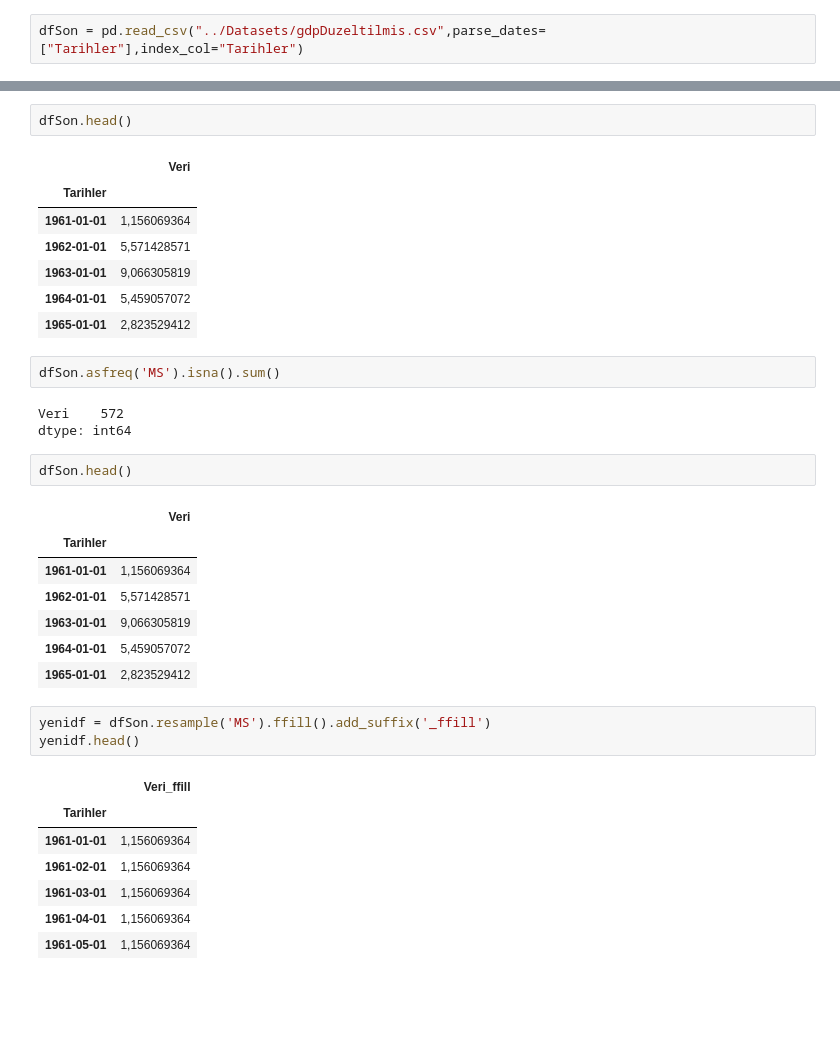
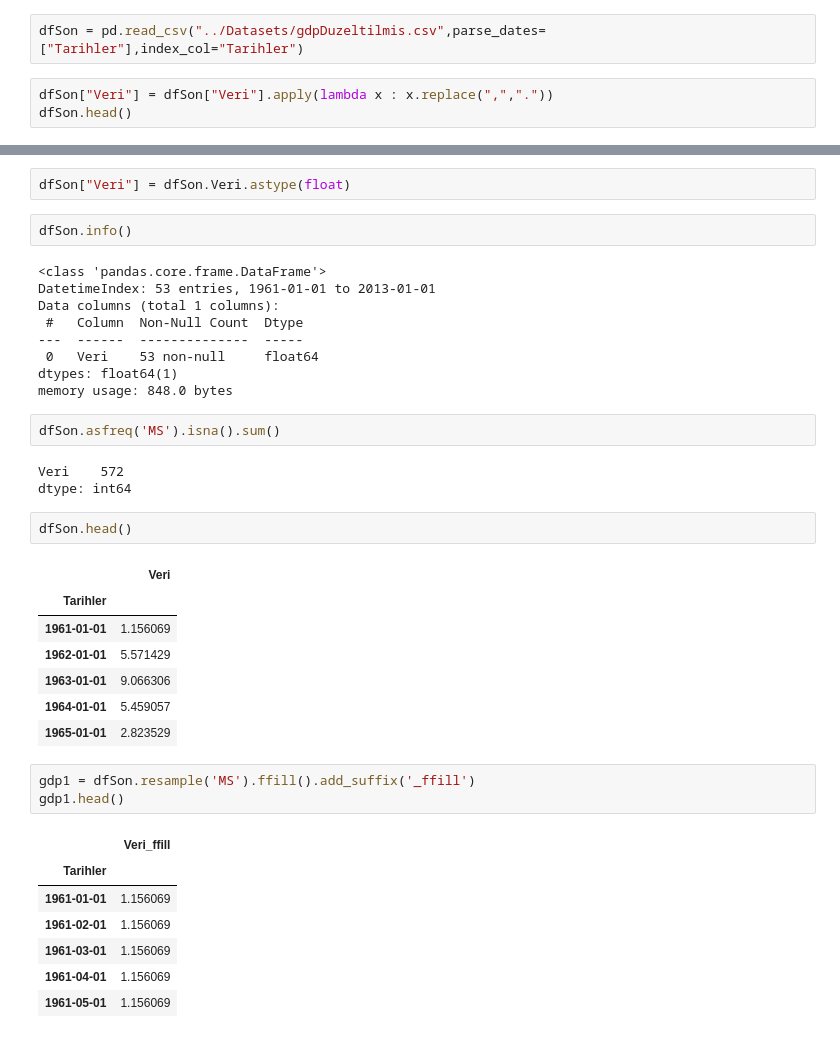
Before and after one commit to ibrahimediz/timeseriesanalysandforecasting0712_1112_23, a Jupyter notebook: Dokumanlar/01_ManipulateData.ipynb, the cells around one changed output, grey strips where cells are left out. Drawn from its saved outputs; the diff is of its cells as text; blank space fills up the shorter version.

```diff
--- a/Dokumanlar/01_ManipulateData.ipynb
+++ b/Dokumanlar/01_ManipulateData.ipynb
@@ -342,3 +342,6 @@ Veri    0
 dtype: int64
 # %%
 dfSon = pd.read_csv("../Datasets/gdpDuzeltilmis.csv",parse_dates=["Tarihler"],index_col="Tarihler")
+# %%
+dfSon["Veri"] = dfSon["Veri"].apply(lambda x : x.replace(",","."))
+dfSon.head()
@@ -345,13 +356,16 @@ dfSon = pd.read_csv("../Datasets/gdpDuzeltilmis.csv",parse_dates=["Tarihler"],in
+# %%
+dfSon["Veri"] = dfSon.Veri.astype(float)
 # %%
-dfSon.head()
+dfSon.info()
 # %% [output]
-|  | Veri |
-| Tarihler |  |
-| 1961-01-01 | 1,156069364 |
-| 1962-01-01 | 5,571428571 |
-| 1963-01-01 | 9,066305819 |
-| 1964-01-01 | 5,459057072 |
-| 1965-01-01 | 2,823529412 |
+<class 'pandas.core.frame.DataFrame'>
+DatetimeIndex: 53 entries, 1961-01-01 to 2013-01-01
+Data columns (total 1 columns):
+ #   Column  Non-Null Count  Dtype
+---  ------  --------------  -----
+ 0   Veri    53 non-null     float64
+dtypes: float64(1)
+memory usage: 848.0 bytes
 # %%
 dfSon.asfreq('MS').isna().sum()
 # %% [output]
@@ -362,19 +376,19 @@ dfSon.head()
 # %% [output]
 |  | Veri |
 | Tarihler |  |
-| 1961-01-01 | 1,156069364 |
-| 1962-01-01 | 5,571428571 |
-| 1963-01-01 | 9,066305819 |
-| 1964-01-01 | 5,459057072 |
-| 1965-01-01 | 2,823529412 |
+| 1961-01-01 | 1.156069 |
+| 1962-01-01 | 5.571429 |
+| 1963-01-01 | 9.066306 |
+| 1964-01-01 | 5.459057 |
+| 1965-01-01 | 2.823529 |
 # %%
-yenidf = dfSon.resample('MS').ffill().add_suffix('_ffill')
-yenidf.head()
+gdp1 = dfSon.resample('MS').ffill().add_suffix('_ffill')
+gdp1.head()
 # %% [output]
 |  | Veri_ffill |
 | Tarihler |  |
-| 1961-01-01 | 1,156069364 |
-| 1961-02-01 | 1,156069364 |
-| 1961-03-01 | 1,156069364 |
-| 1961-04-01 | 1,156069364 |
-| 1961-05-01 | 1,156069364 |
+| 1961-01-01 | 1.156069 |
+| 1961-02-01 | 1.156069 |
+| 1961-03-01 | 1.156069 |
+| 1961-04-01 | 1.156069 |
+| 1961-05-01 | 1.156069 |
```
Also changed, not shown: parts of 47 cells of this notebook, 12 other files.
